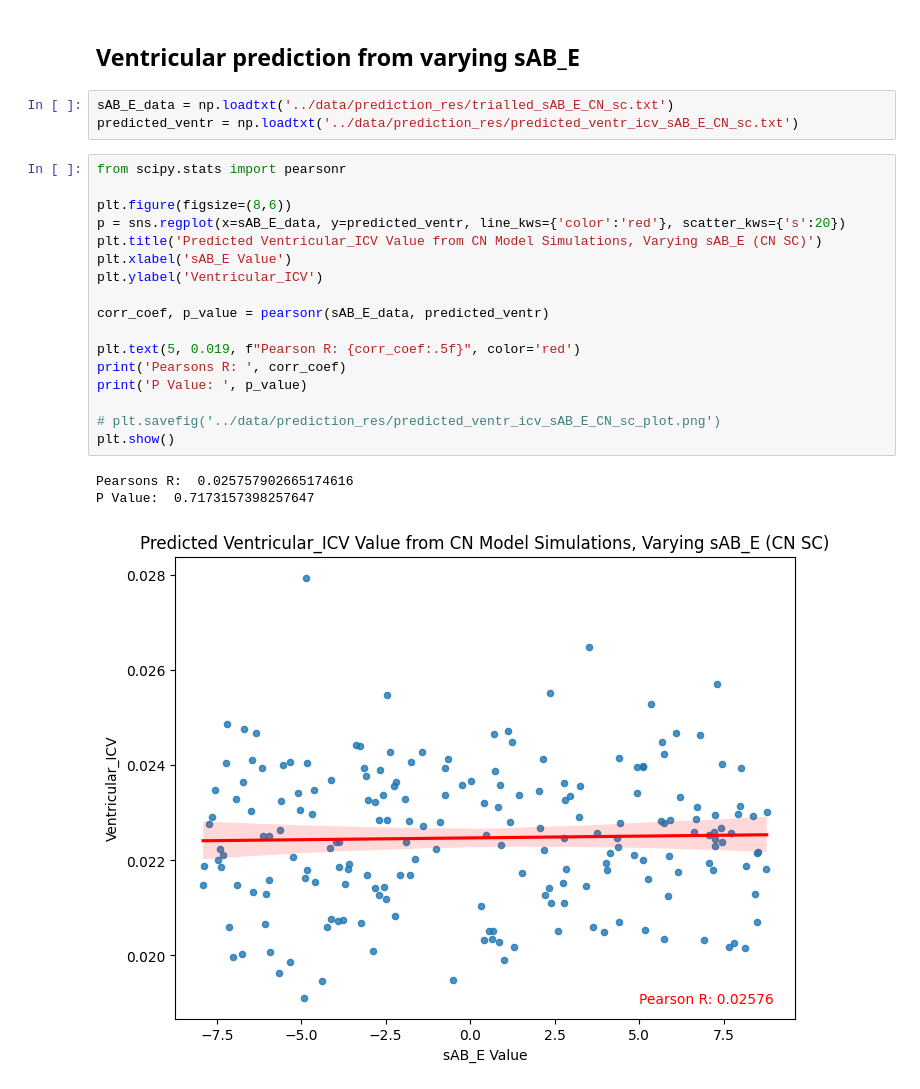
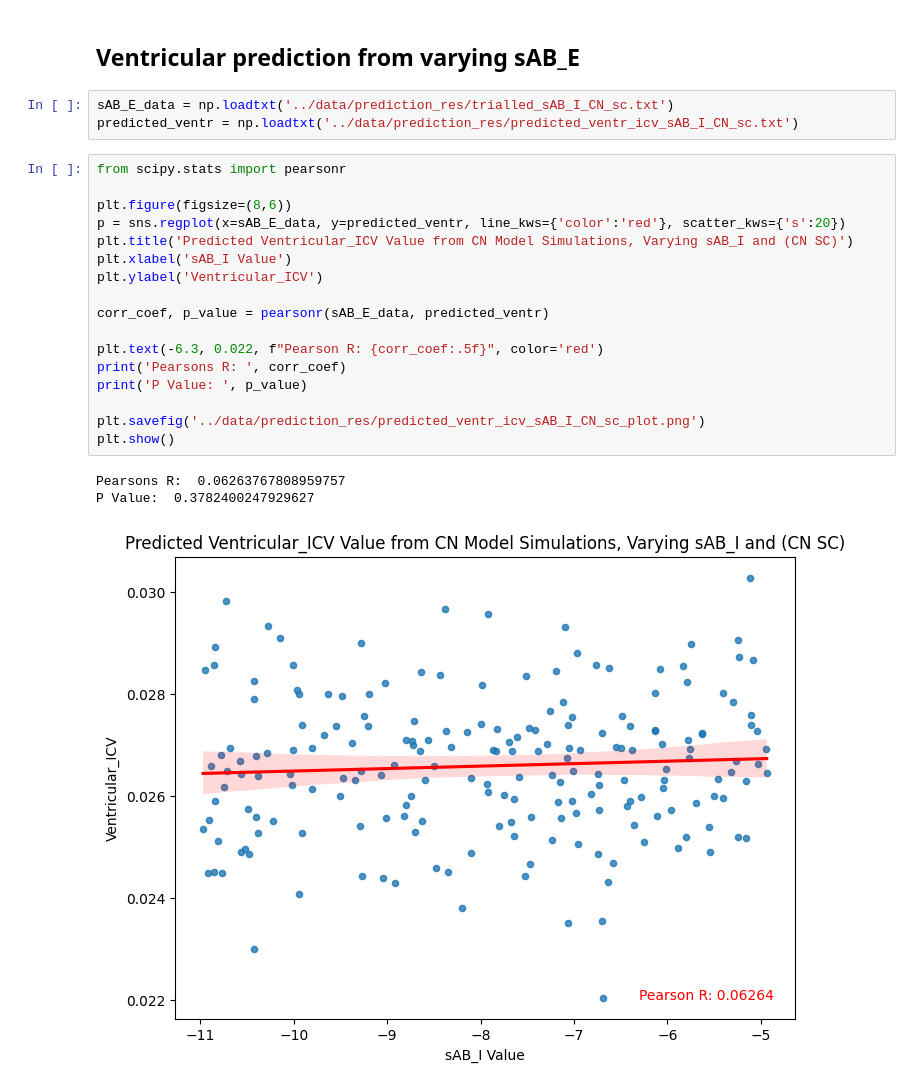
Before and after one commit to dChakr/ad_modelling_fyp, a Jupyter notebook: whole_brain_models/ad_modelling_pipeline.ipynb, the cells around one changed output. Cells and saved outputs as stored; diff of their text form.

```diff
--- a/whole_brain_models/ad_modelling_pipeline.ipynb
+++ b/whole_brain_models/ad_modelling_pipeline.ipynb
@@ -418,26 +418,26 @@ plt.show()
 # %% [markdown]
 ## Ventricular prediction from varying sAB_E
 # %%
-sAB_E_data = np.loadtxt('../data/prediction_res/trialled_sAB_E_CN_sc.txt')
-predicted_ventr = np.loadtxt('../data/prediction_res/predicted_ventr_icv_sAB_E_CN_sc.txt')
+sAB_E_data = np.loadtxt('../data/prediction_res/trialled_sAB_I_CN_sc.txt')
+predicted_ventr = np.loadtxt('../data/prediction_res/predicted_ventr_icv_sAB_I_CN_sc.txt')
 # %%
 from scipy.stats import pearsonr
 
 plt.figure(figsize=(8,6))
 p = sns.regplot(x=sAB_E_data, y=predicted_ventr, line_kws={'color':'red'}, scatter_kws={'s':20})
-plt.title('Predicted Ventricular_ICV Value from CN Model Simulations, Varying sAB_E (CN SC)')
-plt.xlabel('sAB_E Value')
+plt.title('Predicted Ventricular_ICV Value from CN Model Simulations, Varying sAB_I and (CN SC)')
+plt.xlabel('sAB_I Value')
 plt.ylabel('Ventricular_ICV')
 
 corr_coef, p_value = pearsonr(sAB_E_data, predicted_ventr)
 
-plt.text(5, 0.019, f"Pearson R: {corr_coef:.5f}", color='red')
+plt.text(-6.3, 0.022, f"Pearson R: {corr_coef:.5f}", color='red')
 print('Pearsons R: ', corr_coef)
 print('P Value: ', p_value)
 
-# plt.savefig('../data/prediction_res/predicted_ventr_icv_sAB_E_CN_sc_plot.png')
+plt.savefig('../data/prediction_res/predicted_ventr_icv_sAB_I_CN_sc_plot.png')
 plt.show()
 # %% [output]
-Pearsons R:  0.025757902665174616
-P Value:  0.7173157398257647
+Pearsons R:  0.06263767808959757
+P Value:  0.3782400247929627
-[figure, old version]
+[figure, new version]
```
Also changed, not shown: 4 other files.
